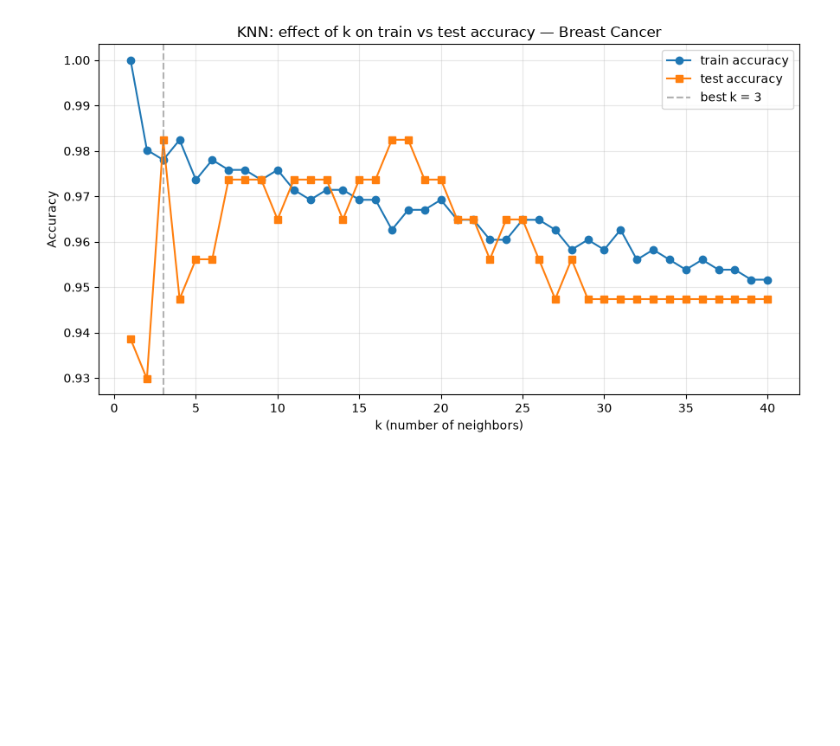
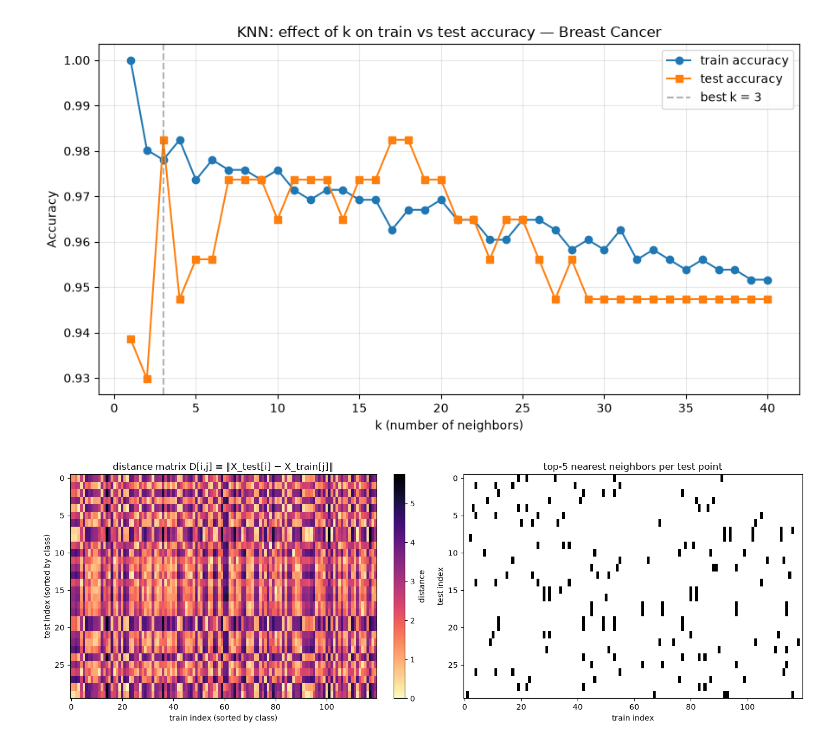
Before and after one commit to Saransh-Basu-01/AI_Engineering, a Jupyter notebook: Machine_learning_Fundamentals/KNN/sklearn.ipynb, the cells around one changed output. Cells and saved outputs as stored; diff of their text form; code cells hidden in the pictures; blank space fills up the shorter version.

```diff
--- a/Machine_learning_Fundamentals/KNN/sklearn.ipynb
+++ b/Machine_learning_Fundamentals/KNN/sklearn.ipynb
@@ -110,3 +110,47 @@ plt.show()
 # %% [output]
 Best k = 3, test acc = 0.9825
 [figure]
+# %%
+import numpy as np
+import matplotlib.pyplot as plt
+from sklearn.datasets import load_iris
+from sklearn.model_selection import train_test_split
+from sklearn.preprocessing import StandardScaler
+
+X, y = load_iris(return_X_y=True)
+X_train, X_test, y_train, y_test = train_test_split(
+    X, y, test_size=30, random_state=0, stratify=y
+)
+
+# ---- FIX: one scaler, fitted on train, applied to both ----
+scaler = StandardScaler().fit(X_train)
+X_train = scaler.transform(X_train)
+X_test  = scaler.transform(X_test)
+
+# --- the exact line from _pairwise_distances (p=2 branch) ---
+a2 = (X_test  ** 2).sum(axis=1)[:, None]
+b2 = (X_train ** 2).sum(axis=1)[None, :]
+d2 = a2 + b2 - 2 * X_test @ X_train.T
+np.maximum(d2, 0, out=d2)
+dist = np.sqrt(d2)          # shape (30, 120)
+
+fig, (ax1, ax2) = plt.subplots(1, 2, figsize=(14, 5))
+
+im = ax1.imshow(dist, aspect="auto", cmap="magma_r")
+ax1.set_xlabel("train index (sorted by class)")
+ax1.set_ylabel("test index (sorted by class)")
+ax1.set_title("distance matrix D[i,j] = ‖X_test[i] − X_train[j]‖")
+plt.colorbar(im, ax=ax1, fraction=0.046, label="distance")
+
+k = 5
+nn_idx = np.argsort(dist, axis=1)[:, :k]
+mask = np.zeros_like(dist, dtype=bool)
+np.put_along_axis(mask, nn_idx, True, axis=1)
+ax2.imshow(mask, aspect="auto", cmap="Greys", interpolation="nearest")
+ax2.set_xlabel("train index")
+ax2.set_ylabel("test index")
+ax2.set_title(f"top-{k} nearest neighbors per test point")
+plt.tight_layout()
+plt.show()
+# %% [output]
+[figure, added]
```
